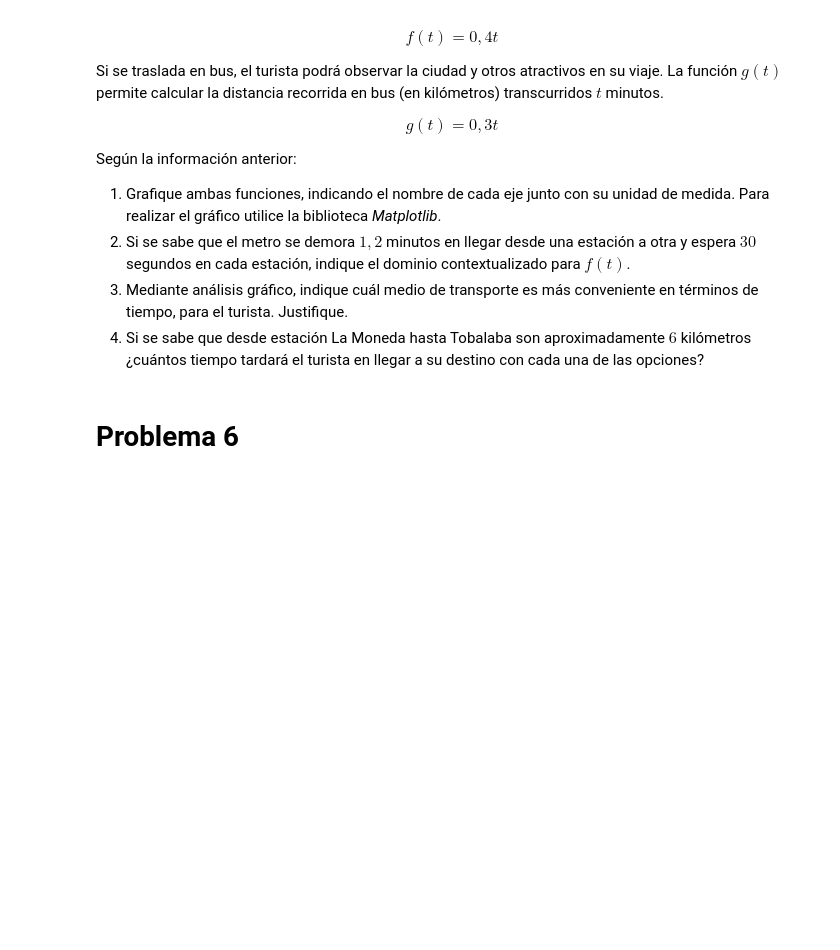
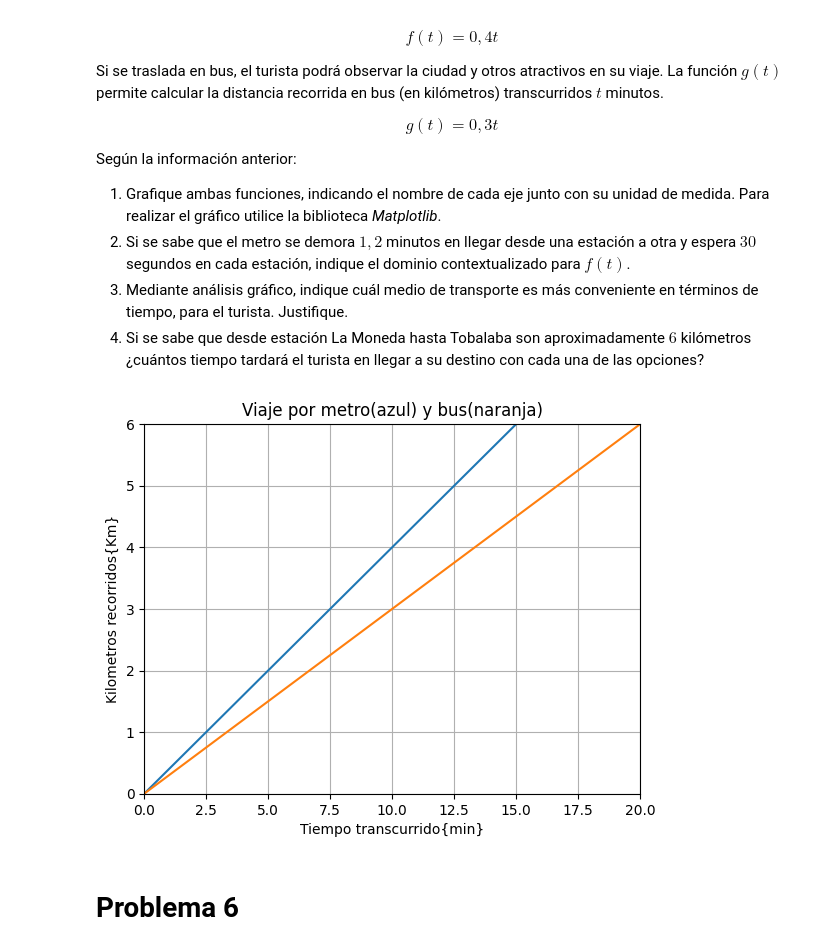
Before and after one commit to Mirfak-per/Matematica-aplicada-1, a Jupyter notebook: Clase 2/G1_Funciones.ipynb, the cells around one changed output. Cells and saved outputs as stored; diff of their text form; code cells hidden in the pictures; blank space fills up the shorter version.

```diff
--- a/Clase 2/G1_Funciones.ipynb
+++ b/Clase 2/G1_Funciones.ipynb
@@ -165,6 +178,40 @@ Según la información anterior:
 2.  Si se sabe que el metro se demora $1,2$ minutos en llegar desde una estación a otra y espera $30$ segundos en cada estación, indique el dominio contextualizado para $f(t)$.
 3. Mediante análisis gráfico, indique cuál medio de transporte es más conveniente en términos de tiempo, para el turista. Justifique.
 4.  Si se sabe que desde estación La Moneda hasta Tobalaba son aproximadamente $6$ kilómetros ¿cuántos tiempo tardará el turista en llegar a su destino con cada una de las opciones?
+# %%
+#1
+def f(t):
+    return (0.4*t)
+def g(t):
+    return (0.3*t)
+
+#2
+# (1.7)
+# dominio metro [0,(6/0.4)] = 15min
+# dominio bus [0,(6/0.3)] = 20min
+
+#3
+import matplotlib.pyplot as plt
+import numpy as np
+
+#Por metro
+b = (f((6/0.4)))
+x = np.arange(0,(6/0.4),0.01)
+y = x*0.4
+#por bus
+d = (g((6/0.3)))
+a = np.arange(0,(6/0.3),0.01)
+c = a * 0.3
+
+plt.plot(x,y,a,c)
+plt.axis([0,(6/0.3),0,6])
+plt.xlabel("Tiempo transcurrido{min}")
+plt.ylabel("Kilometros recorridos{Km}")
+plt.title("Viaje por metro(azul) y bus(naranja)")
+plt.grid(True)
+plt.show()
+# %% [output]
+[figure, added]
 # %% [markdown]
 # Problema 6
 # %% [markdown]
```
Also changed, not shown: parts of 1 cell of this notebook.
